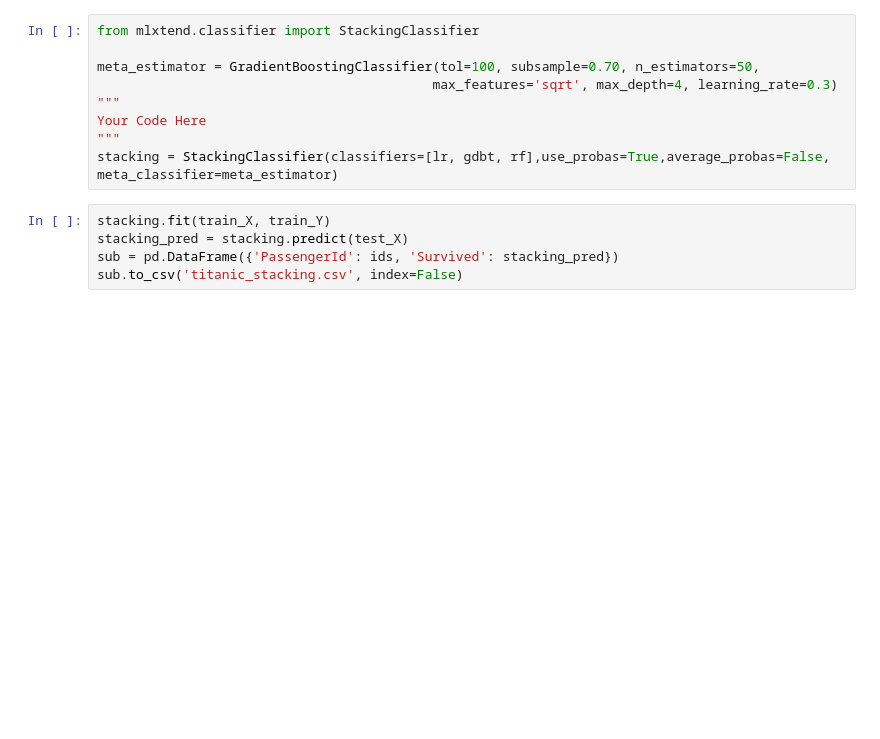
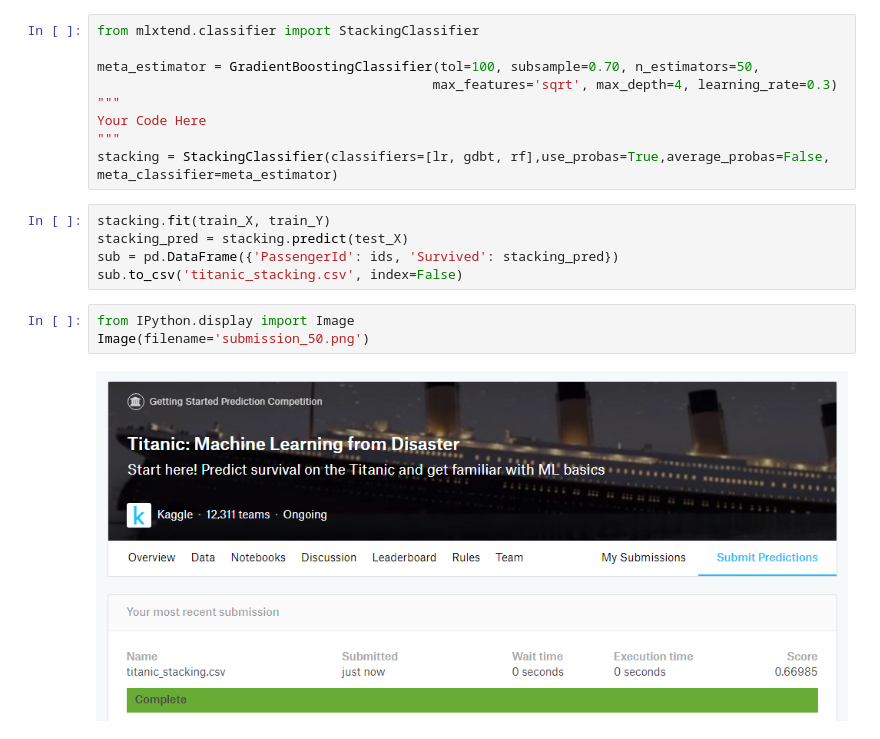
Before and after one commit to msl2019/3rd-ML100Days, a Jupyter notebook: homework/Day_050_Stacking_HW.ipynb, the cells around one changed output. Saved outputs shown, nothing was run; the diff lists cells and outputs as text; blank space fills up the shorter version.

```diff
--- a/homework/Day_050_Stacking_HW.ipynb
+++ b/homework/Day_050_Stacking_HW.ipynb
@@ -172,3 +172,8 @@ stacking.fit(train_X, train_Y)
 stacking_pred = stacking.predict(test_X)
 sub = pd.DataFrame({'PassengerId': ids, 'Survived': stacking_pred})
 sub.to_csv('titanic_stacking.csv', index=False)
+# %%
+from IPython.display import Image
+Image(filename='submission_50.png')
+# %% [output]
+[figure, added]
```
